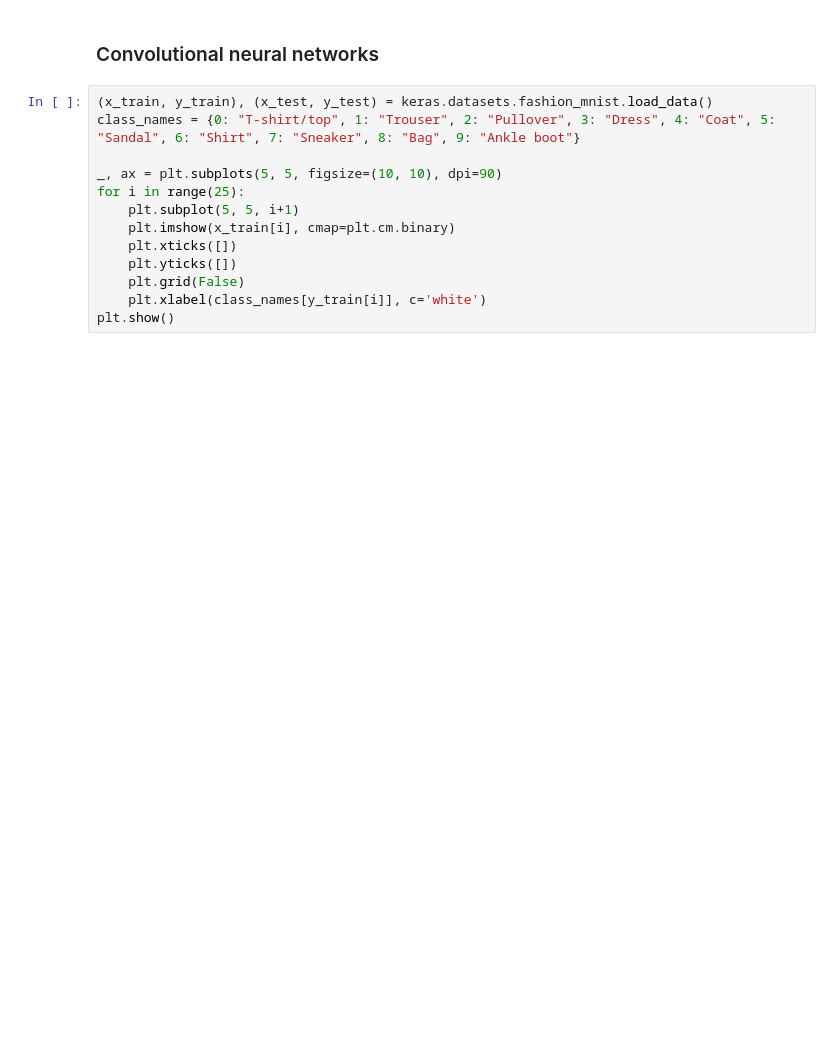
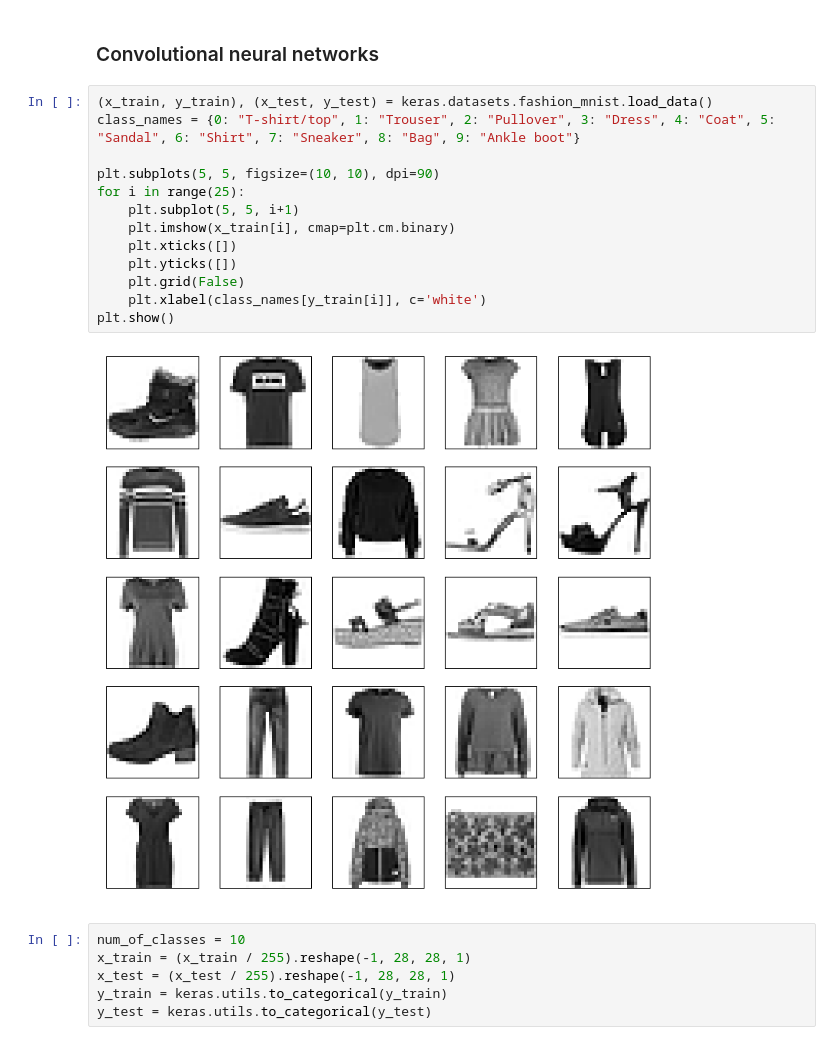
Before and after one commit to ChackMociute/ML4D2E, a Jupyter notebook: jupyterlab/Chapter 14.ipynb, the cells around one changed output. Saved outputs shown, nothing was run; the diff lists cells and outputs as text; blank space fills up the shorter version.

```diff
--- a/jupyterlab/Chapter 14.ipynb
+++ b/jupyterlab/Chapter 14.ipynb
@@ -83,13 +90,21 @@ plt.show()
 # %%
 (x_train, y_train), (x_test, y_test) = keras.datasets.fashion_mnist.load_data()
 class_names = {0: "T-shirt/top", 1: "Trouser", 2: "Pullover", 3: "Dress", 4: "Coat", 5: "Sandal", 6: "Shirt", 7: "Sneaker", 8: "Bag", 9: "Ankle boot"}
 
-_, ax = plt.subplots(5, 5, figsize=(10, 10), dpi=90)
+plt.subplots(5, 5, figsize=(10, 10), dpi=90)
 for i in range(25):
     plt.subplot(5, 5, i+1)
     plt.imshow(x_train[i], cmap=plt.cm.binary)
     plt.xticks([])
     plt.yticks([])
     plt.grid(False)
     plt.xlabel(class_names[y_train[i]], c='white')
 plt.show()
+# %% [output]
+[figure, added]
+# %%
+num_of_classes = 10
+x_train = (x_train / 255).reshape(-1, 28, 28, 1)
+x_test = (x_test / 255).reshape(-1, 28, 28, 1)
+y_train = keras.utils.to_categorical(y_train)
+y_test = keras.utils.to_categorical(y_test)
```
Also changed, not shown: parts of 12 cells of this notebook.
